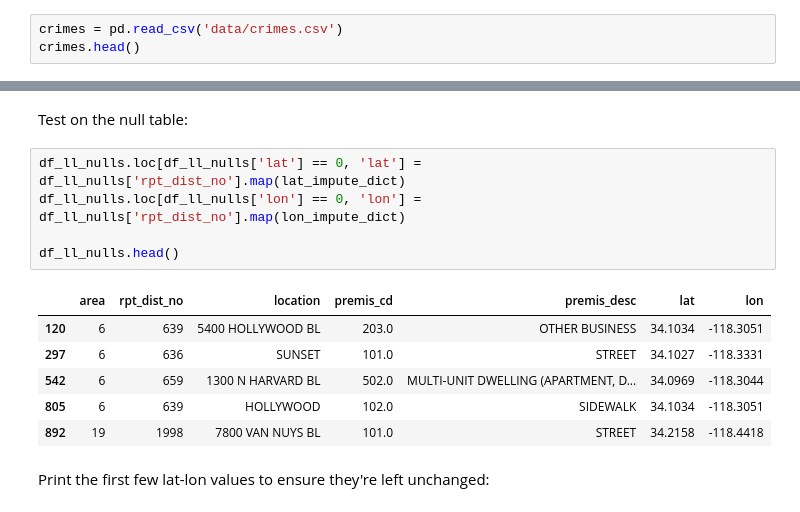
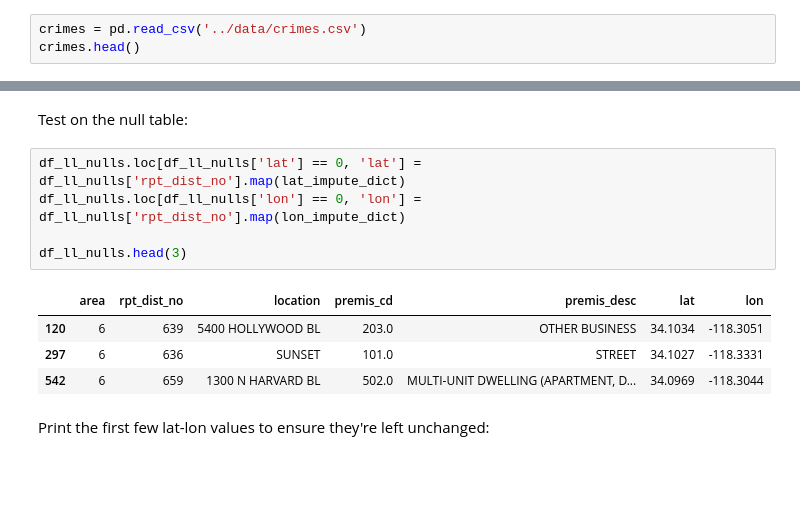
Before and after one commit to jdormaar/Boardgame_Preferences_Predictive_Analysis, a Jupyter notebook: Competitions/Analyzing Crime in LA/notebook.ipynb, the cells around one changed output, grey strips where cells are left out. Drawn from its saved outputs; the diff is of its cells as text; blank space fills up the shorter version.

```diff
--- a/Competitions/Analyzing Crime in LA/notebook.ipynb
+++ b/Competitions/Analyzing Crime in LA/notebook.ipynb
@@ -170,5 +186,5 @@ import pandas as pd
 # %%
-crimes = pd.read_csv('data/crimes.csv')
+crimes = pd.read_csv('../data/crimes.csv')
 crimes.head()
 # %% [output]
 |  | DR_NO | Date Rptd | DATE OCC | TIME OCC | AREA | AREA NAME | Rpt Dist No | Crm Cd | Crm Cd Desc | ... |
@@ -544,15 +482,13 @@ Test on the null table:
 # %%
 df_ll_nulls.loc[df_ll_nulls['lat'] == 0, 'lat'] = df_ll_nulls['rpt_dist_no'].map(lat_impute_dict)
 df_ll_nulls.loc[df_ll_nulls['lon'] == 0, 'lon'] = df_ll_nulls['rpt_dist_no'].map(lon_impute_dict)
 
-df_ll_nulls.head()
+df_ll_nulls.head(3)
 # %% [output]
 |  | area | rpt_dist_no | location | premis_cd | premis_desc | lat | lon |
 | 120 | 6 | 639 | 5400 HOLLYWOOD BL | 203.0 | OTHER BUSINESS | 34.1034 | -118.3051 |
 | 297 | 6 | 636 | SUNSET | 101.0 | STREET | 34.1027 | -118.3331 |
 | 542 | 6 | 659 | 1300 N HARVARD BL | 502.0 | MULTI-UNIT DWELLING (APARTMENT, D... | 34.0969 | -118.3044 |
-| 805 | 6 | 639 | HOLLYWOOD | 102.0 | SIDEWALK | 34.1034 | -118.3051 |
-| 892 | 19 | 1998 | 7800 VAN NUYS BL | 101.0 | STREET | 34.2158 | -118.4418 |
 # %% [markdown]
 Print the first few lat-lon values to ensure they're left unchanged:
 # %%
```
Also changed, not shown: parts of 24 cells of this notebook.
